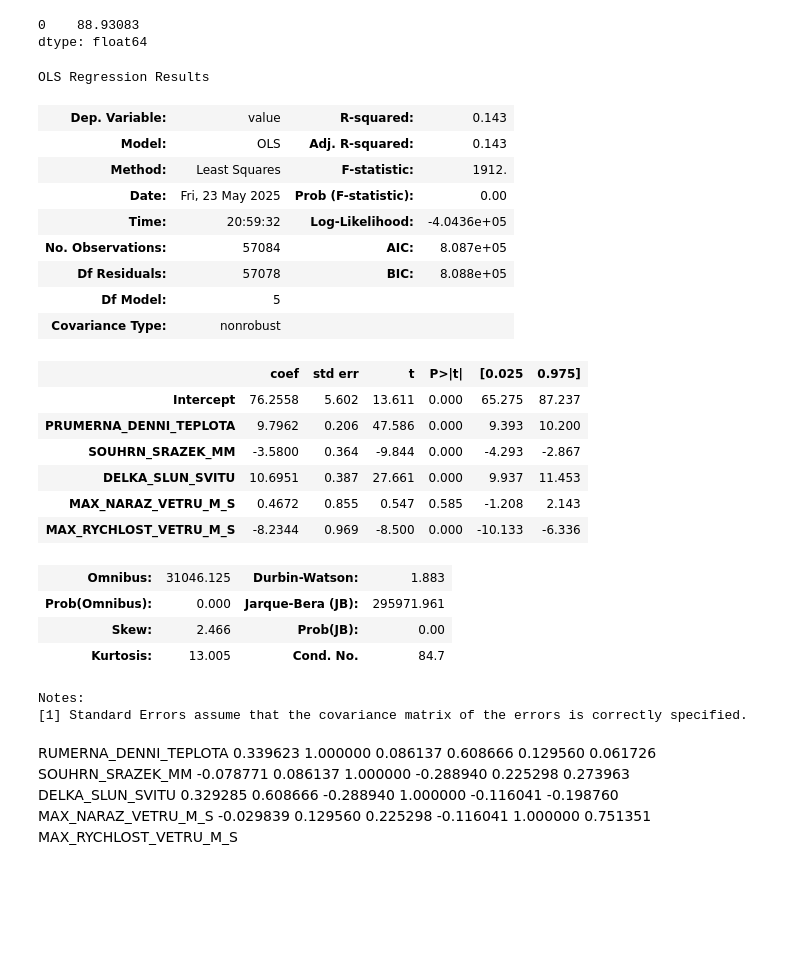
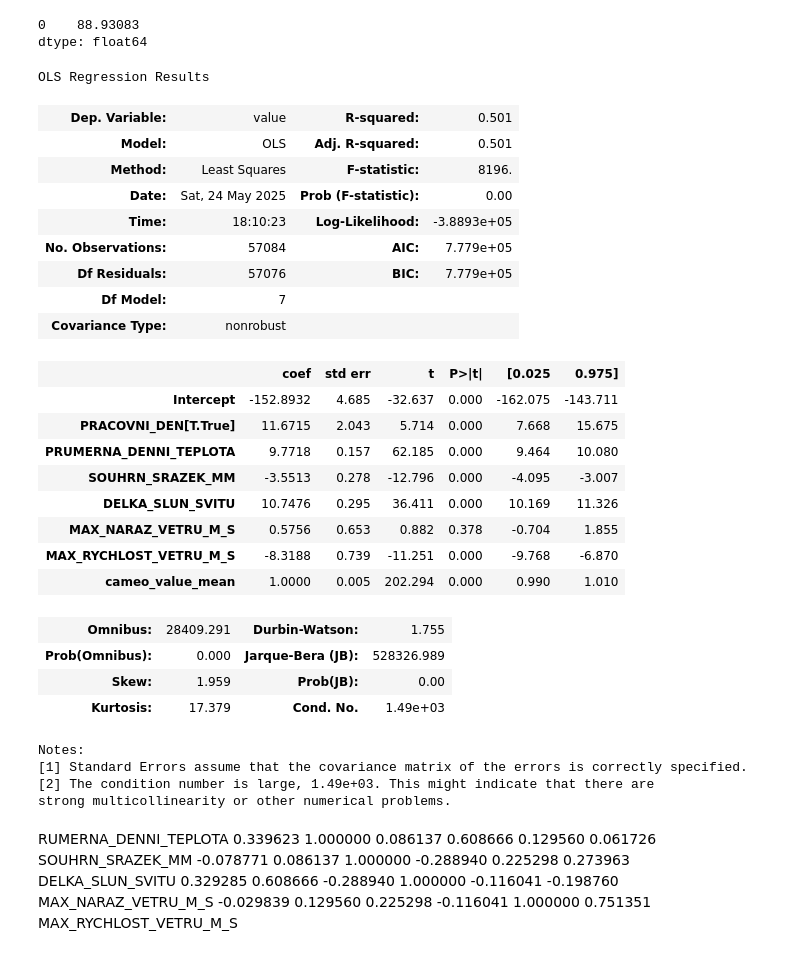
Before and after one commit to KamilaKot/projekt_stat, a Jupyter notebook: statistika/statistika.ipynb, the cells around one changed output. Drawn from its saved outputs; the diff is of its cells as text; code cells hidden in the pictures; blank space fills up the shorter version.

```diff
--- a/statistika/statistika.ipynb
+++ b/statistika/statistika.ipynb
@@ -22,2 +38,8 @@ spojení dvou tabulek:
 # %%
-spojene_data = pd.merge(data_pocasi, data_prujezdy, left_on= "DATUM", right_on='measured_from', how='inner')
+spojene_data = pd.merge(data_pocasi, data_prujezdy, left_on= "DATUM", right_on="measured_from", how="inner")
+spojene_data["DATUM"] = pd.to_datetime(spojene_data["DATUM"])
+spojene_data["PRACOVNI_DEN"] = ~spojene_data["DATUM"].dt.weekday.isin([5, 6])
+mean_value = spojene_data.groupby('cameo')['value'].mean()
+spojene_data['cameo_value_mean'] = spojene_data['cameo'].map(mean_value)
+spojene_data['cameo_value_mean'] = (spojene_data['cameo'].map(spojene_data.groupby('cameo')['value'].mean()))
+spojene_data
@@ -98,32 +135,36 @@ predicted_yield
 0    88.93083
 dtype: float64
 # %%
-res = smf.ols(formula="value  ~ PRUMERNA_DENNI_TEPLOTA + SOUHRN_SRAZEK_MM + DELKA_SLUN_SVITU + MAX_NARAZ_VETRU_M_S + MAX_RYCHLOST_VETRU_M_S", data=spojene_data).fit()
+res = smf.ols(formula="value  ~ PRUMERNA_DENNI_TEPLOTA + SOUHRN_SRAZEK_MM + DELKA_SLUN_SVITU + MAX_NARAZ_VETRU_M_S + MAX_RYCHLOST_VETRU_M_S + PRACOVNI_DEN + cameo_value_mean ", data=spojene_data).fit()
 res.summary()
 # %% [output]
 OLS Regression Results
-| Dep. Variable: | value | R-squared: | 0.143 |
-| Model: | OLS | Adj. R-squared: | 0.143 |
-| Method: | Least Squares | F-statistic: | 1912. |
-| Date: | Fri, 23 May 2025 | Prob (F-statistic): | 0.00 |
-| Time: | 20:59:32 | Log-Likelihood: | -4.0436e+05 |
-| No. Observations: | 57084 | AIC: | 8.087e+05 |
-| Df Residuals: | 57078 | BIC: | 8.088e+05 |
-| Df Model: | 5 |  |  |
+| Dep. Variable: | value | R-squared: | 0.501 |
+| Model: | OLS | Adj. R-squared: | 0.501 |
+| Method: | Least Squares | F-statistic: | 8196. |
+| Date: | Sat, 24 May 2025 | Prob (F-statistic): | 0.00 |
+| Time: | 18:10:23 | Log-Likelihood: | -3.8893e+05 |
+| No. Observations: | 57084 | AIC: | 7.779e+05 |
+| Df Residuals: | 57076 | BIC: | 7.779e+05 |
+| Df Model: | 7 |  |  |
 | Covariance Type: | nonrobust |  |  |
 |  | coef | std err | t | P>|t| | [0.025 | 0.975] |
-| Intercept | 76.2558 | 5.602 | 13.611 | 0.000 | 65.275 | 87.237 |
-| PRUMERNA_DENNI_TEPLOTA | 9.7962 | 0.206 | 47.586 | 0.000 | 9.393 | 10.200 |
-| SOUHRN_SRAZEK_MM | -3.5800 | 0.364 | -9.844 | 0.000 | -4.293 | -2.867 |
-| DELKA_SLUN_SVITU | 10.6951 | 0.387 | 27.661 | 0.000 | 9.937 | 11.453 |
-| MAX_NARAZ_VETRU_M_S | 0.4672 | 0.855 | 0.547 | 0.585 | -1.208 | 2.143 |
-| MAX_RYCHLOST_VETRU_M_S | -8.2344 | 0.969 | -8.500 | 0.000 | -10.133 | -6.336 |
+| Intercept | -152.8932 | 4.685 | -32.637 | 0.000 | -162.075 | -143.711 |
+| PRACOVNI_DEN[T.True] | 11.6715 | 2.043 | 5.714 | 0.000 | 7.668 | 15.675 |
+| PRUMERNA_DENNI_TEPLOTA | 9.7718 | 0.157 | 62.185 | 0.000 | 9.464 | 10.080 |
+| SOUHRN_SRAZEK_MM | -3.5513 | 0.278 | -12.796 | 0.000 | -4.095 | -3.007 |
+| DELKA_SLUN_SVITU | 10.7476 | 0.295 | 36.411 | 0.000 | 10.169 | 11.326 |
+| MAX_NARAZ_VETRU_M_S | 0.5756 | 0.653 | 0.882 | 0.378 | -0.704 | 1.855 |
+| MAX_RYCHLOST_VETRU_M_S | -8.3188 | 0.739 | -11.251 | 0.000 | -9.768 | -6.870 |
+| cameo_value_mean | 1.0000 | 0.005 | 202.294 | 0.000 | 0.990 | 1.010 |
-| Omnibus: | 31046.125 | Durbin-Watson: | 1.883 |
-| Prob(Omnibus): | 0.000 | Jarque-Bera (JB): | 295971.961 |
-| Skew: | 2.466 | Prob(JB): | 0.00 |
-| Kurtosis: | 13.005 | Cond. No. | 84.7 |
+| Omnibus: | 28409.291 | Durbin-Watson: | 1.755 |
+| Prob(Omnibus): | 0.000 | Jarque-Bera (JB): | 528326.989 |
+| Skew: | 1.959 | Prob(JB): | 0.00 |
+| Kurtosis: | 17.379 | Cond. No. | 1.49e+03 |
 Notes:
 [1] Standard Errors assume that the covariance matrix of the errors is correctly specified.
+[2] The condition number is large, 1.49e+03. This might indicate that there are
+strong multicollinearity or other numerical problems.
 # %% [markdown]
 RUMERNA_DENNI_TEPLOTA	0.339623	1.000000	0.086137	0.608666	0.129560	0.061726
 SOUHRN_SRAZEK_MM	-0.078771	0.086137	1.000000	-0.288940	0.225298	0.273963
```
Also changed, not shown: parts of 7 cells of this notebook.
